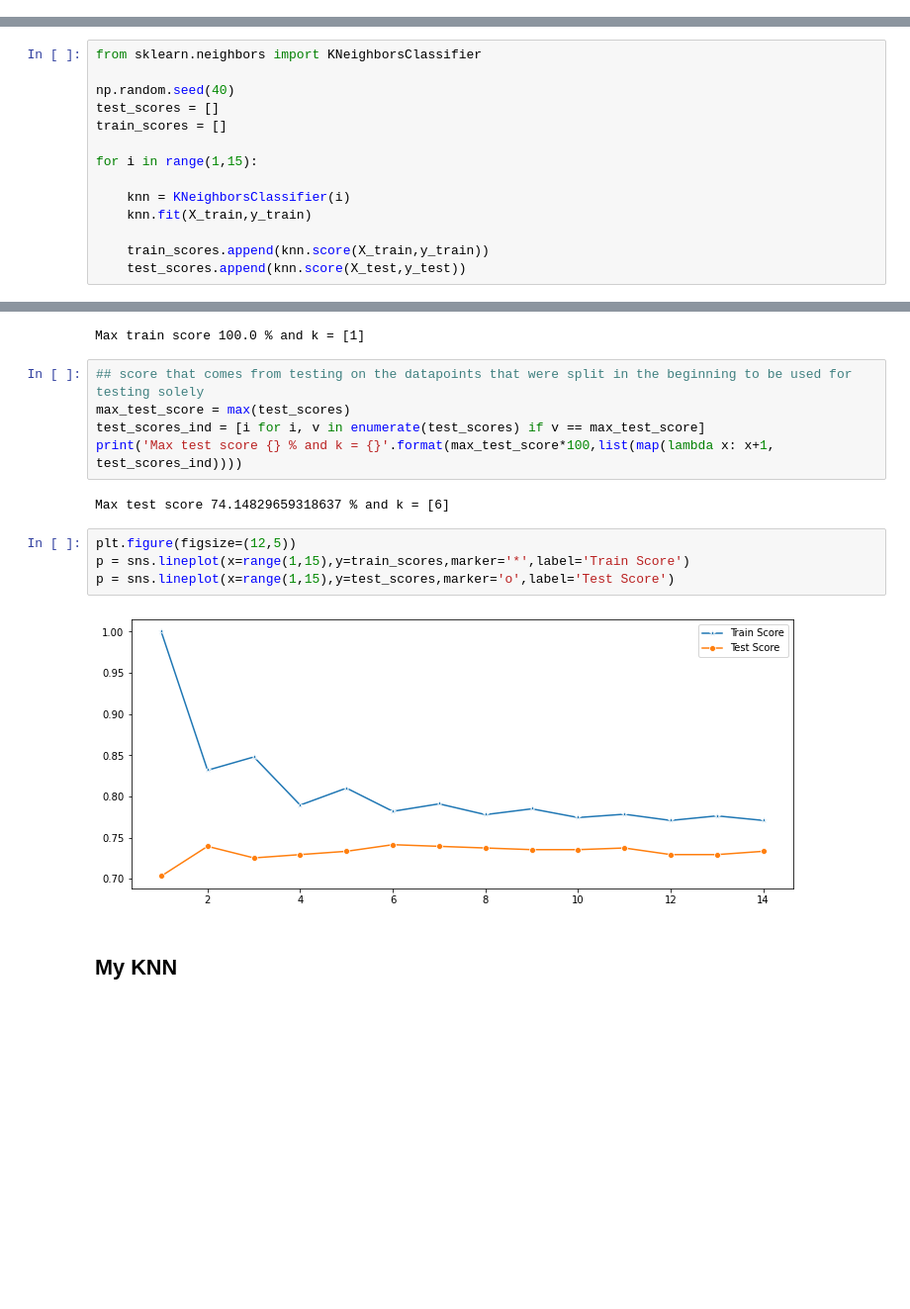
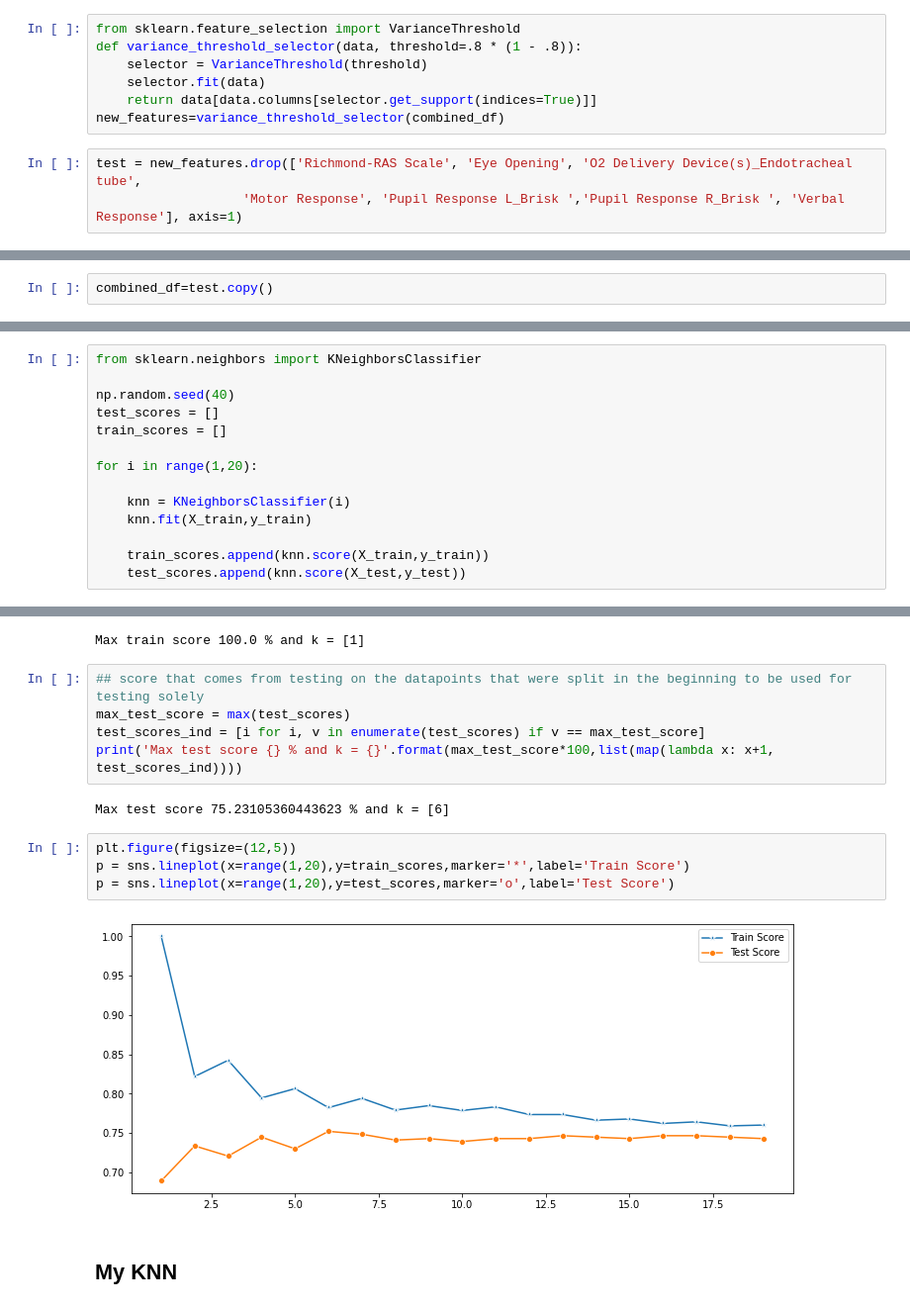
Before and after one commit to Wetiqe/MIMIC_I61, a Jupyter notebook: I61.ipynb, the cells around one changed output, grey strips where cells are left out. Shown: that part at 99% size. Saved outputs shown, nothing was run; the diff lists cells and outputs as text; blank space fills up the shorter version.

```diff
--- a/I61.ipynb
+++ b/I61.ipynb
@@ -394,3 +394,13 @@ combined_df.head()
 5 rows × 570 columns
 # %% [markdown]
 ## Feature Selection
+# %%
+from sklearn.feature_selection import VarianceThreshold
+def variance_threshold_selector(data, threshold=.8 * (1 - .8)):
+    selector = VarianceThreshold(threshold)
+    selector.fit(data)
+    return data[data.columns[selector.get_support(indices=True)]]
+new_features=variance_threshold_selector(combined_df)
+# %%
+test = new_features.drop(['Richmond-RAS Scale', 'Eye Opening', 'O2 Delivery Device(s)_Endotracheal tube',
+                   'Motor Response', 'Pupil Response L_Brisk ','Pupil Response R_Brisk ', 'Verbal Response'], axis=1)
@@ -420,3 +431,5 @@ from DS_MIMIC_knn import train_test_split
+# %%
+combined_df=test.copy()
 # %%
 combined_df[combined_df.dod==0].shape[0]/combined_df.shape[0]
 # %% [output]
@@ -566,7 +608,7 @@ np.random.seed(40)
 test_scores = []
 train_scores = []
 
-for i in range(1,15):
+for i in range(1,20):
 
     knn = KNeighborsClassifier(i)
     knn.fit(X_train,y_train)
@@ -585,13 +627,13 @@ max_test_score = max(test_scores)
 test_scores_ind = [i for i, v in enumerate(test_scores) if v == max_test_score]
 print('Max test score {} % and k = {}'.format(max_test_score*100,list(map(lambda x: x+1, test_scores_ind))))
 # %% [output]
-Max test score 74.14829659318637 % and k = [6]
+Max test score 75.23105360443623 % and k = [6]
 # %%
 plt.figure(figsize=(12,5))
-p = sns.lineplot(x=range(1,15),y=train_scores,marker='*',label='Train Score')
-p = sns.lineplot(x=range(1,15),y=test_scores,marker='o',label='Test Score')
+p = sns.lineplot(x=range(1,20),y=train_scores,marker='*',label='Train Score')
+p = sns.lineplot(x=range(1,20),y=test_scores,marker='o',label='Test Score')
 # %% [output]
-[figure, old version]
+[figure, new version]
 # %% [markdown]
 ## My KNN
 # %%
```
Also changed, not shown: parts of 17 cells of this notebook.
